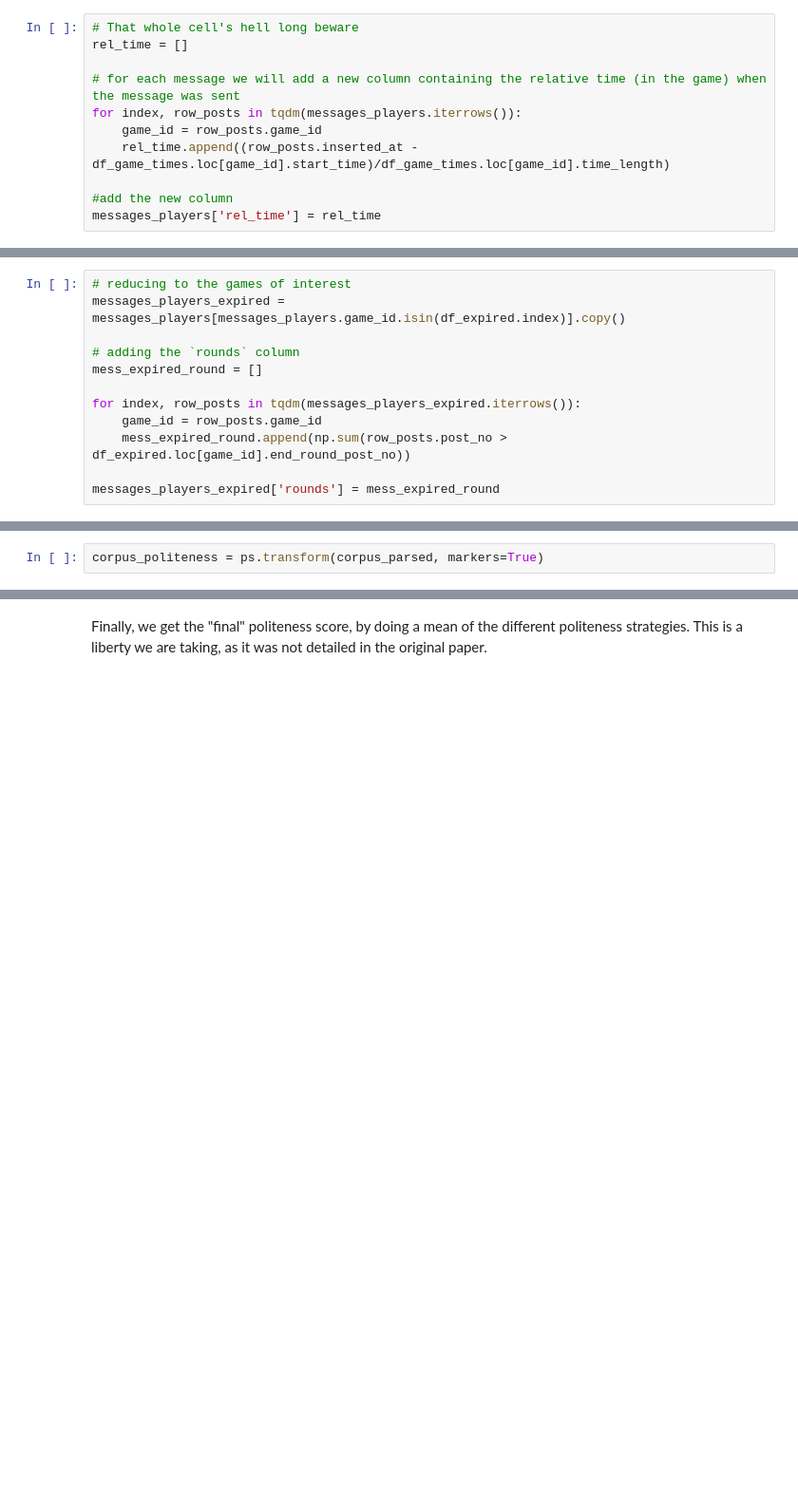
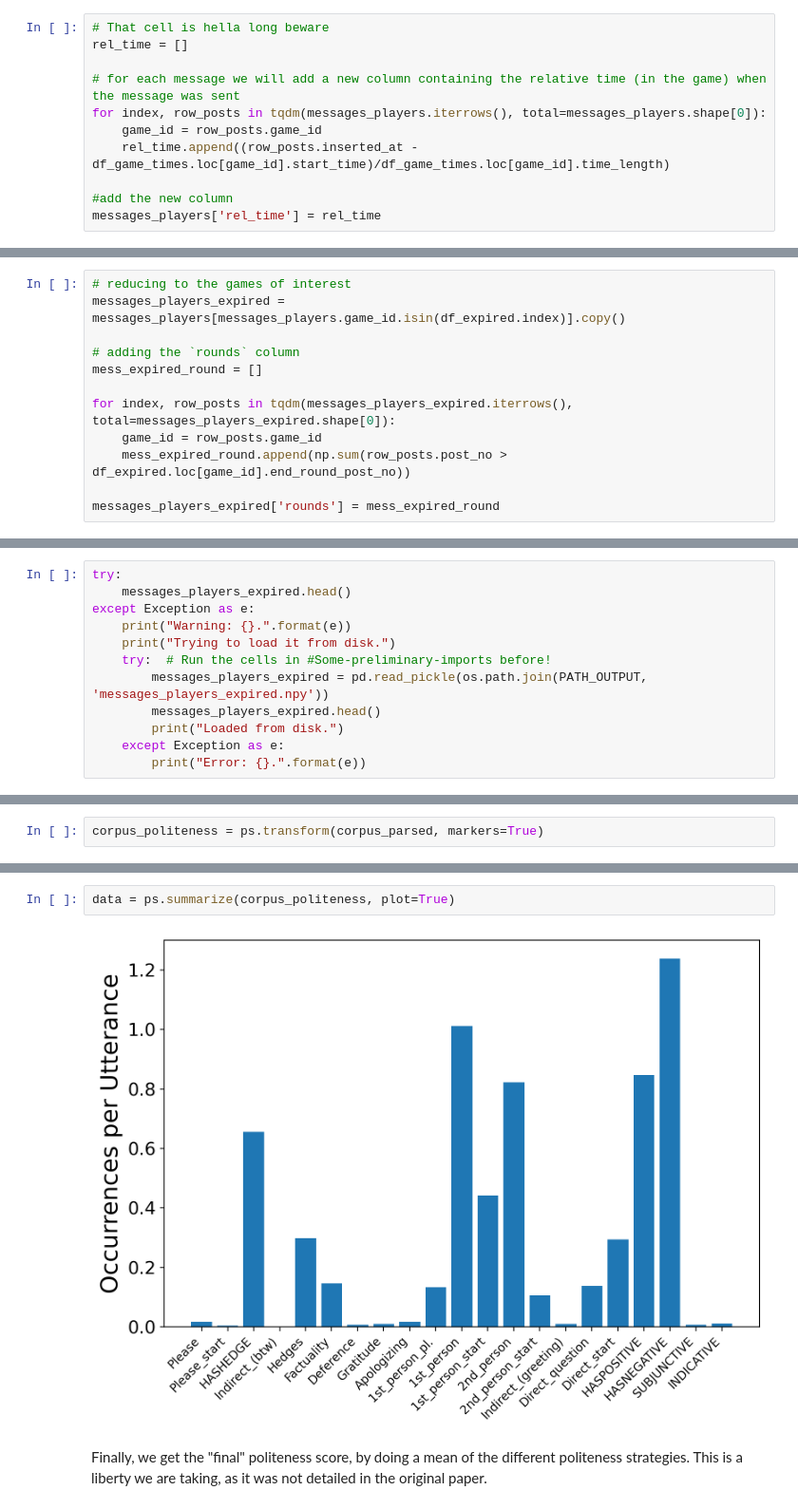
Before and after one commit to epfl-ada/ada-2020-project-milestone-p3-p3_bamboozled-gang, a Jupyter notebook: project_report.ipynb, the cells around one changed output, grey strips where cells are left out. Shown: that part at 95% size. Drawn from its saved outputs; the diff is of its cells as text; blank space fills up the shorter version.

Commit message:
Politeness, need final score

```diff
--- a/project_report.ipynb
+++ b/project_report.ipynb
@@ -388,11 +388,11 @@ df_game_times.head()
 # %% [markdown]
 These information can then be used to normalize the timestamp of each message with relation to its game.
 # %%
-# That whole cell's hell long beware
+# That cell is hella long beware
 rel_time = []
 
 # for each message we will add a new column containing the relative time (in the game) when the message was sent
-for index, row_posts in tqdm(messages_players.iterrows()):
+for index, row_posts in tqdm(messages_players.iterrows(), total=messages_players.shape[0]):
     game_id = row_posts.game_id
     rel_time.append((row_posts.inserted_at - df_game_times.loc[game_id].start_time)/df_game_times.loc[game_id].time_length)
 
@@ -499,7 +499,7 @@ messages_players_expired = messages_players[messages_players.game_id.isin(df_exp
 # adding the `rounds` column
 mess_expired_round = []
 
-for index, row_posts in tqdm(messages_players_expired.iterrows()):
+for index, row_posts in tqdm(messages_players_expired.iterrows(), total=messages_players_expired.shape[0]):
     game_id = row_posts.game_id
     mess_expired_round.append(np.sum(row_posts.post_no > df_expired.loc[game_id].end_round_post_no))
 
@@ -599,3 +601,15 @@ For politeness, we are going to use [ConvKit](convkit), which contains an implem
+# %%
+try:
+    messages_players_expired.head()
+except Exception as e:
+    print("Warning: {}.".format(e))
+    print("Trying to load it from disk.")
+    try:  # Run the cells in #Some-preliminary-imports before!
+        messages_players_expired = pd.read_pickle(os.path.join(PATH_OUTPUT, 'messages_players_expired.npy'))
+        messages_players_expired.head()
+        print("Loaded from disk.")
+    except Exception as e:
+        print("Error: {}.".format(e))
 # %%
 try:
     import convokit
@@ -728,2 +757,6 @@ corpus_politeness = ps.transform(corpus_parsed, markers=True)
+# %%
+data = ps.summarize(corpus_politeness, plot=True)
+# %% [output]
+[figure, added]
 # %% [markdown]
 Finally, we get the "final" politeness score, by doing a mean of the different politeness strategies. This is a liberty we are taking, as it was not detailed in the original paper.
```
Also changed, not shown: parts of 15 cells of this notebook.
